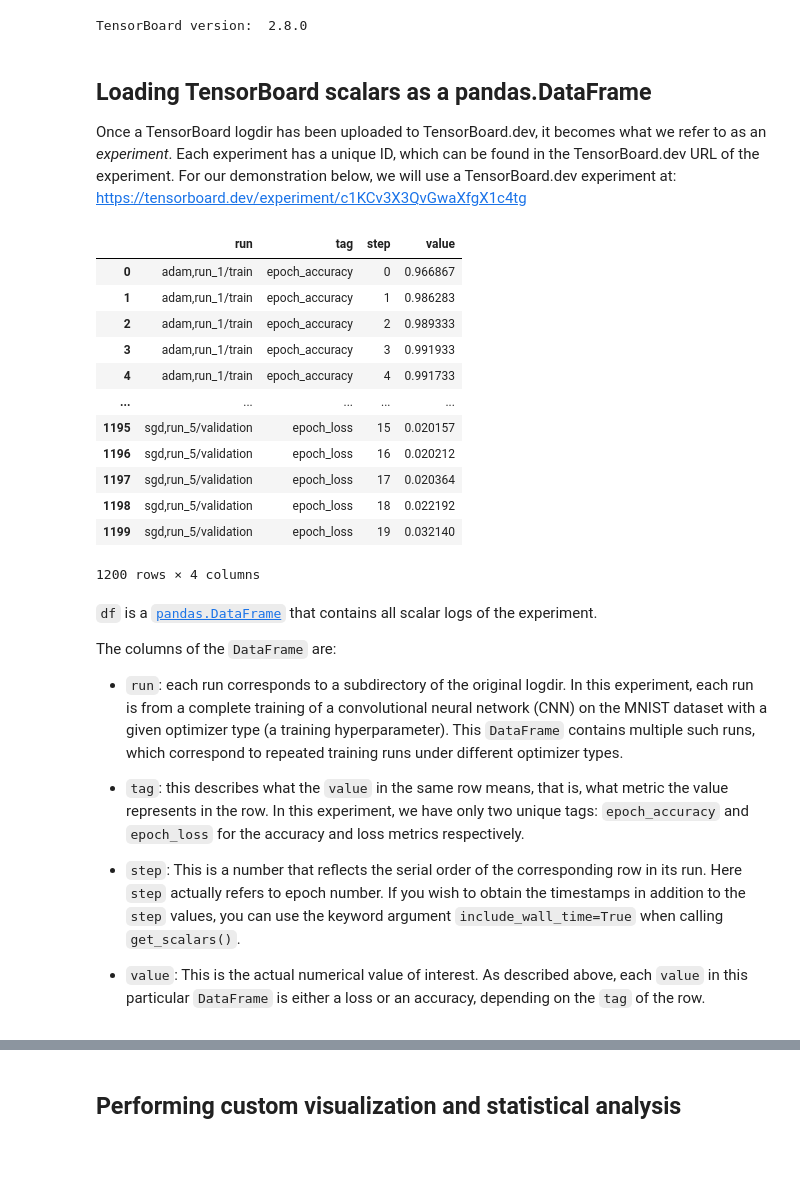
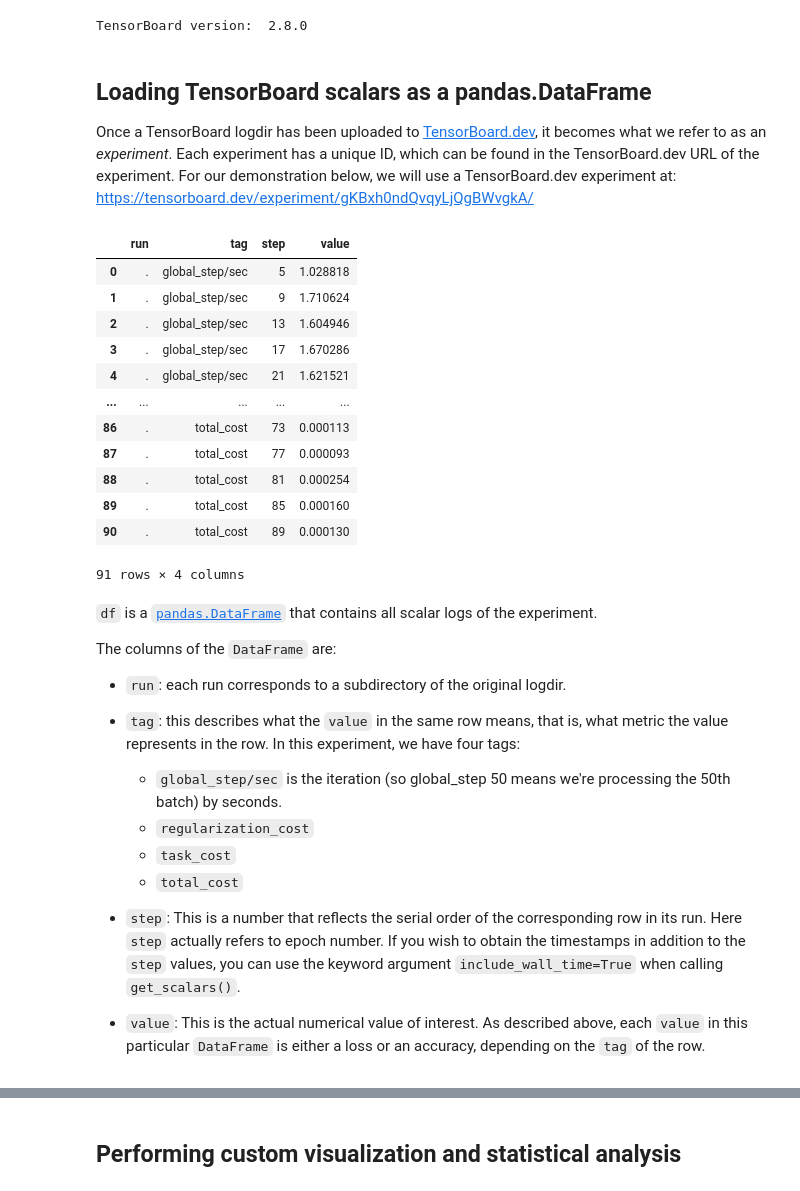
Before and after one commit to ZosoV/mobia-project, a Jupyter notebook: training/utils/tensorboard.ipynb, the cells around one changed output, grey strips where cells are left out. Drawn from its saved outputs; the diff is of its cells as text; code cells hidden in the pictures; blank space fills up the shorter version.

```diff
--- a/training/utils/tensorboard.ipynb
+++ b/training/utils/tensorboard.ipynb
@@ -51,36 +51,41 @@ TensorBoard version:  2.8.0
 # %% [markdown]
 ## Loading TensorBoard scalars as a pandas.DataFrame
 
-Once a TensorBoard logdir has been uploaded to TensorBoard.dev, it becomes what we refer to as an *experiment*. Each experiment has a unique ID, which can be found in the TensorBoard.dev URL of the experiment. For our demonstration below, we will use a TensorBoard.dev experiment at: https://tensorboard.dev/experiment/c1KCv3X3QvGwaXfgX1c4tg
+Once a TensorBoard logdir has been uploaded to [TensorBoard.dev](https://blog.tensorflow.org/2019/12/introducing-tensorboarddev-new-way-to.html?hl=es-419), it becomes what we refer to as an *experiment*. Each experiment has a unique ID, which can be found in the TensorBoard.dev URL of the experiment. For our demonstration below, we will use a TensorBoard.dev experiment at: https://tensorboard.dev/experiment/gKBxh0ndQvqyLjQgBWvgkA/
 # %%
-experiment_id = "c1KCv3X3QvGwaXfgX1c4tg"
+experiment_id = "gKBxh0ndQvqyLjQgBWvgkA"
 experiment = tb.data.experimental.ExperimentFromDev(experiment_id)
 df = experiment.get_scalars()
 df
 # %% [output]
 |  | run | tag | step | value |
-| 0 | adam,run_1/train | epoch_accuracy | 0 | 0.966867 |
-| 1 | adam,run_1/train | epoch_accuracy | 1 | 0.986283 |
-| 2 | adam,run_1/train | epoch_accuracy | 2 | 0.989333 |
-| 3 | adam,run_1/train | epoch_accuracy | 3 | 0.991933 |
-| 4 | adam,run_1/train | epoch_accuracy | 4 | 0.991733 |
+| 0 | . | global_step/sec | 5 | 1.028818 |
+| 1 | . | global_step/sec | 9 | 1.710624 |
+| 2 | . | global_step/sec | 13 | 1.604946 |
+| 3 | . | global_step/sec | 17 | 1.670286 |
+| 4 | . | global_step/sec | 21 | 1.621521 |
 | ... | ... | ... | ... | ... |
-| 1195 | sgd,run_5/validation | epoch_loss | 15 | 0.020157 |
-| 1196 | sgd,run_5/validation | epoch_loss | 16 | 0.020212 |
-| 1197 | sgd,run_5/validation | epoch_loss | 17 | 0.020364 |
-| 1198 | sgd,run_5/validation | epoch_loss | 18 | 0.022192 |
-| 1199 | sgd,run_5/validation | epoch_loss | 19 | 0.032140 |
+| 86 | . | total_cost | 73 | 0.000113 |
+| 87 | . | total_cost | 77 | 0.000093 |
+| 88 | . | total_cost | 81 | 0.000254 |
+| 89 | . | total_cost | 85 | 0.000160 |
+| 90 | . | total_cost | 89 | 0.000130 |
-1200 rows × 4 columns
+91 rows × 4 columns
 # %% [markdown]
 `df` is a [`pandas.DataFrame`](https://pandas.pydata.org/pandas-docs/stable/reference/api/pandas.DataFrame.html) that contains all scalar logs of the experiment.
 
 The columns of the `DataFrame` are:
 
-*    `run`: each run corresponds to a subdirectory of the original logdir. In this experiment, each run is from a complete training of a convolutional neural network (CNN) on the MNIST dataset with a given optimizer type (a training hyperparameter). This `DataFrame` contains multiple such runs, which correspond to repeated training runs under different optimizer types.
+* `run`: each run corresponds to a subdirectory of the original logdir.
 
-*    `tag`: this describes what the `value` in the same row means, that is, what metric the value represents in the row. In this experiment, we have only two unique tags: `epoch_accuracy` and `epoch_loss` for the accuracy and loss metrics respectively.
+* `tag`: this describes what the `value` in the same row means, that is, what metric the value represents in the row. In this experiment, we have four tags:
+    * `global_step/sec` is the iteration (so global_step 50 means we're processing the 50th batch) by seconds.
+    * `regularization_cost`
+    * `task_cost`
+    * `total_cost`
 
-*    `step`: This is a number that reflects the serial order of the corresponding row in its run. Here `step` actually refers to epoch number. If you wish to obtain the timestamps in addition to the `step` values, you can use the keyword argument `include_wall_time=True` when calling `get_scalars()`.
 
-*    `value`: This is the actual numerical value of interest. As described above, each `value` in this particular `DataFrame` is either a loss or an accuracy, depending on the `tag` of the row.
+* `step`: This is a number that reflects the serial order of the corresponding row in its run. Here `step` actually refers to epoch number. If you wish to obtain the timestamps in addition to the `step` values, you can use the keyword argument `include_wall_time=True` when calling `get_scalars()`.
+
+* `value`: This is the actual numerical value of interest. As described above, each `value` in this particular `DataFrame` is either a loss or an accuracy, depending on the `tag` of the row.
 # %%
```
Also changed, not shown: parts of 7 cells of this notebook.
